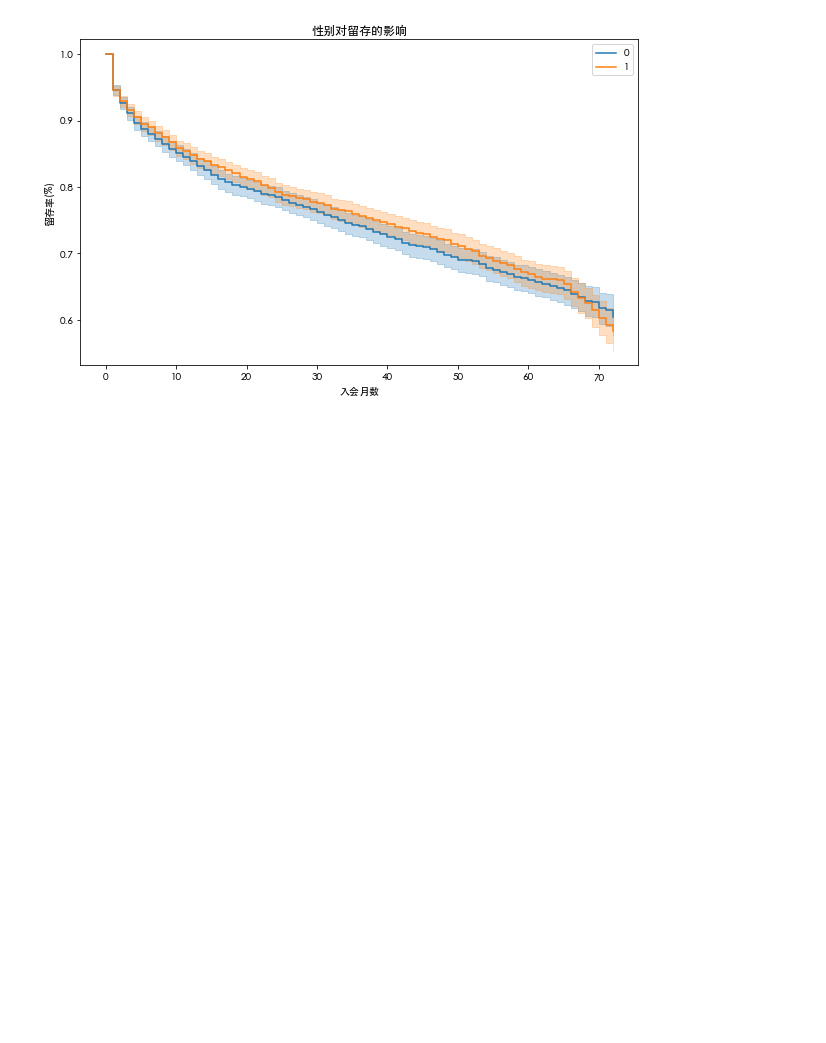
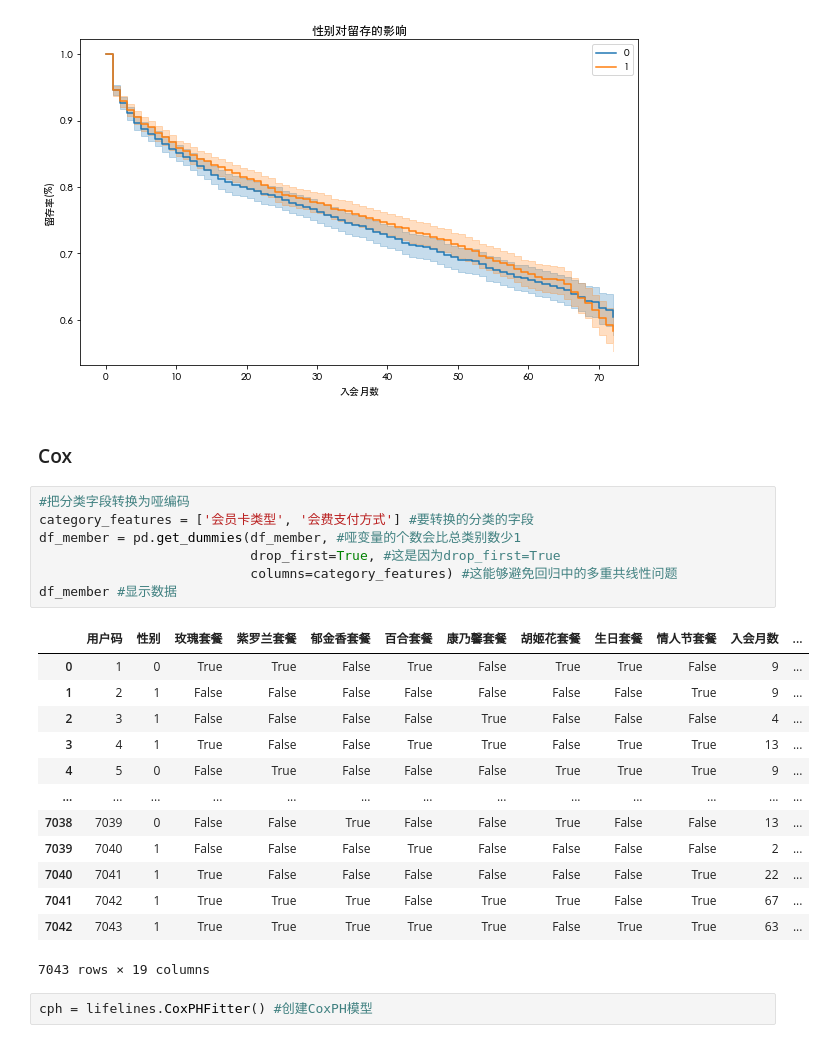
Before and after one commit to eazow/knowledge-hierarchy, a Jupyter notebook: python/machine-learning/retain.ipynb, the cells around one changed output. Saved outputs shown, nothing was run; the diff lists cells and outputs as text; blank space fills up the shorter version.

```diff
--- a/python/machine-learning/retain.ipynb
+++ b/python/machine-learning/retain.ipynb
@@ -131,3 +131,28 @@ ax_gender.set_ylabel('留存率(%)') #Y轴标签
 plt.show() #显示图片
 # %% [output]
 [figure]
+# %% [markdown]
+### Cox
+# %%
+#把分类字段转换为哑编码
+category_features = ['会员卡类型', '会费支付方式'] #要转换的分类的字段
+df_member = pd.get_dummies(df_member, #哑变量的个数会比总类别数少1
+                           drop_first=True, #这是因为drop_first=True
+                           columns=category_features) #这能够避免回归中的多重共线性问题
+df_member #显示数据
+# %% [output]
+|  | 用户码 | 性别 | 玫瑰套餐 | 紫罗兰套餐 | 郁金香套餐 | 百合套餐 | 康乃馨套餐 | 胡姬花套餐 | 生日套餐 | 情人节套餐 | 入会月数 | ... |
+| 0 | 1 | 0 | True | True | False | True | False | True | True | False | 9 | ... |
+| 1 | 2 | 1 | False | False | False | False | False | False | False | True | 9 | ... |
+| 2 | 3 | 1 | False | False | False | False | True | False | False | False | 4 | ... |
+| 3 | 4 | 1 | True | False | False | True | True | False | True | True | 13 | ... |
+| 4 | 5 | 0 | False | True | False | False | False | True | True | True | 9 | ... |
+| ... | ... | ... | ... | ... | ... | ... | ... | ... | ... | ... | ... | ... |
+| 7038 | 7039 | 0 | False | False | True | False | False | True | False | False | 13 | ... |
+| 7039 | 7040 | 1 | False | False | False | True | False | False | False | False | 2 | ... |
+| 7040 | 7041 | 1 | True | False | False | False | False | False | False | True | 22 | ... |
+| 7041 | 7042 | 1 | True | True | True | False | True | True | False | True | 67 | ... |
+| 7042 | 7043 | 1 | True | True | True | True | True | False | True | True | 63 | ... |
+7043 rows × 19 columns
+# %%
+cph = lifelines.CoxPHFitter() #创建CoxPH模型
```
Also changed, not shown: parts of 3 cells of this notebook.
